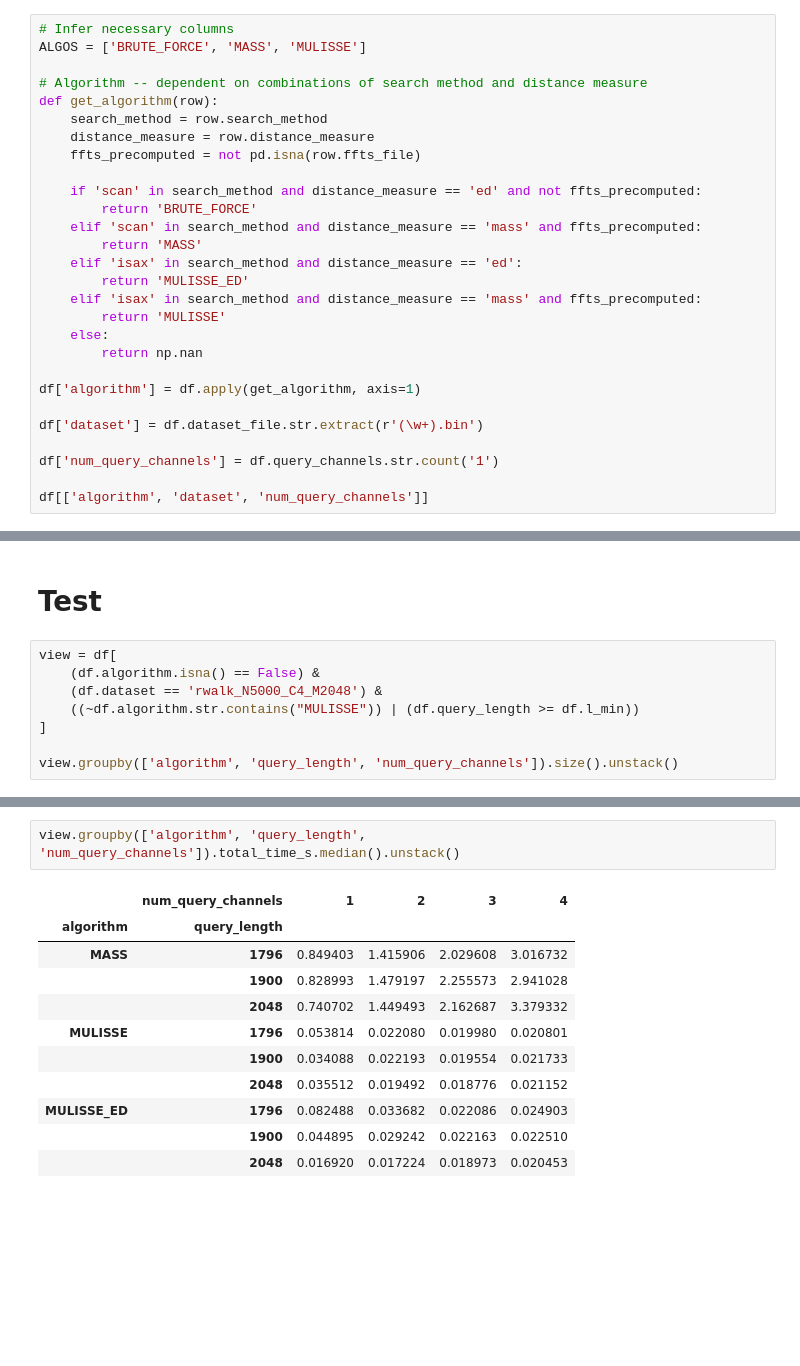
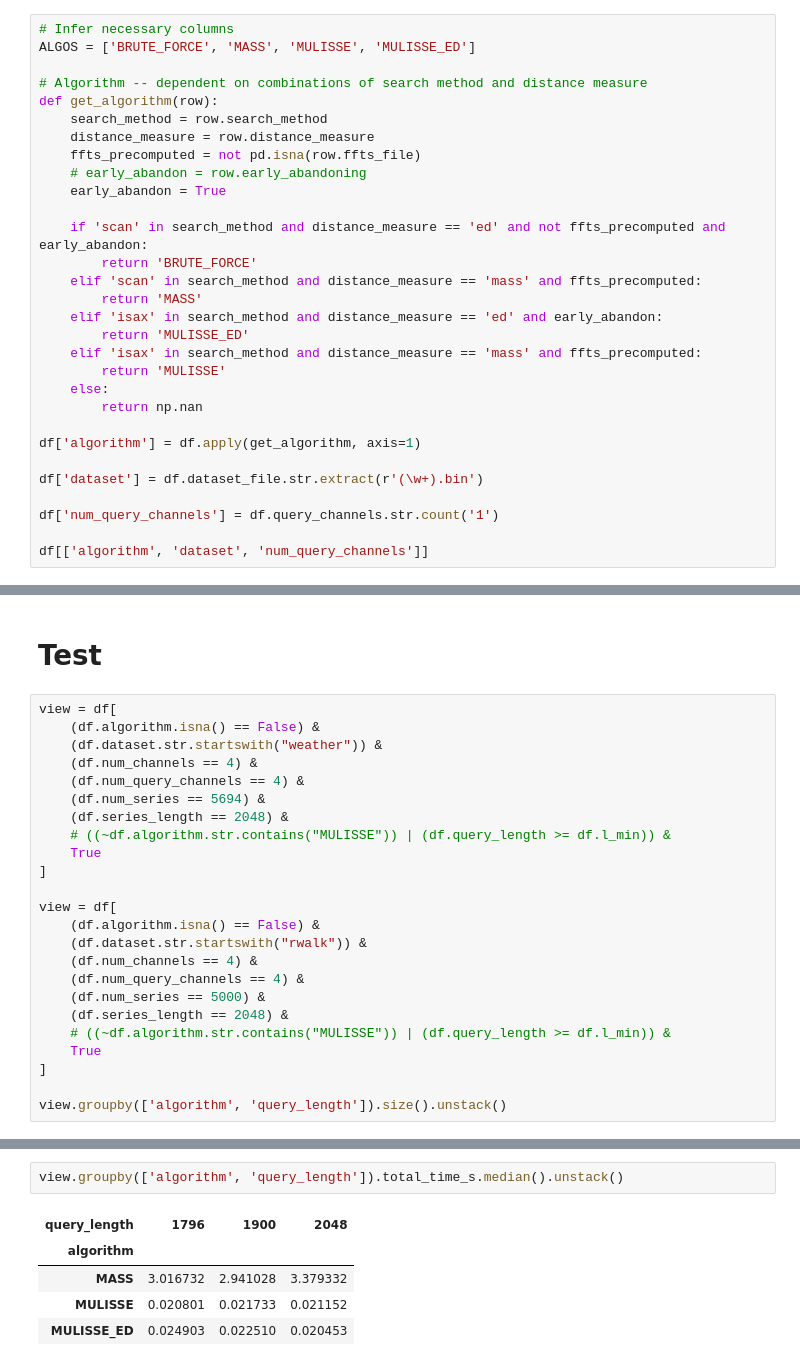
Before and after one commit to BPelokTUE/MULISSE, a Jupyter notebook: analyze/main.ipynb, the cells around one changed output, grey strips where cells are left out. Drawn from its saved outputs; the diff is of its cells as text; blank space fills up the shorter version.

```diff
--- a/analyze/main.ipynb
+++ b/analyze/main.ipynb
@@ -51,18 +57,20 @@ Index(['id_run', 'settings_id', 'query_id', 'query_length', 'query_channels',
 # %%
 # Infer necessary columns
-ALGOS = ['BRUTE_FORCE', 'MASS', 'MULISSE']
+ALGOS = ['BRUTE_FORCE', 'MASS', 'MULISSE', 'MULISSE_ED']
 
 # Algorithm -- dependent on combinations of search method and distance measure
 def get_algorithm(row):
     search_method = row.search_method
     distance_measure = row.distance_measure
     ffts_precomputed = not pd.isna(row.ffts_file)
+    # early_abandon = row.early_abandoning
+    early_abandon = True
 
-    if 'scan' in search_method and distance_measure == 'ed' and not ffts_precomputed:
+    if 'scan' in search_method and distance_measure == 'ed' and not ffts_precomputed and early_abandon:
         return 'BRUTE_FORCE'
     elif 'scan' in search_method and distance_measure == 'mass' and ffts_precomputed:
         return 'MASS'
-    elif 'isax' in search_method and distance_measure == 'ed':
+    elif 'isax' in search_method and distance_measure == 'ed' and early_abandon:
         return 'MULISSE_ED'
     elif 'isax' in search_method and distance_measure == 'mass' and ffts_precomputed:
         return 'MULISSE'
@@ -95,9 +103,25 @@ df[['algorithm', 'dataset', 'num_query_channels']]
 # %%
 view = df[
     (df.algorithm.isna() == False) &
-    (df.dataset == 'rwalk_N5000_C4_M2048') &
-    ((~df.algorithm.str.contains("MULISSE")) | (df.query_length >= df.l_min))
+    (df.dataset.str.startswith("weather")) &
+    (df.num_channels == 4) &
+    (df.num_query_channels == 4) &
+    (df.num_series == 5694) &
+    (df.series_length == 2048) &
+    # ((~df.algorithm.str.contains("MULISSE")) | (df.query_length >= df.l_min)) &
+    True
 ]
 
-view.groupby(['algorithm', 'query_length', 'num_query_channels']).size().unstack()
+view = df[
+    (df.algorithm.isna() == False) &
+    (df.dataset.str.startswith("rwalk")) &
+    (df.num_channels == 4) &
+    (df.num_query_channels == 4) &
+    (df.num_series == 5000) &
+    (df.series_length == 2048) &
+    # ((~df.algorithm.str.contains("MULISSE")) | (df.query_length >= df.l_min)) &
+    True
+]
+
+view.groupby(['algorithm', 'query_length']).size().unstack()
 # %% [output]
@@ -115,17 +133,11 @@ view.groupby(['algorithm', 'query_length', 'num_query_channels']).size().unstack
 # %%
-view.groupby(['algorithm', 'query_length', 'num_query_channels']).total_time_s.median().unstack()
+view.groupby(['algorithm', 'query_length']).total_time_s.median().unstack()
 # %% [output]
-|  | num_query_channels | 1 | 2 | 3 | 4 |
-| algorithm | query_length |  |  |  |  |
-| MASS | 1796 | 0.849403 | 1.415906 | 2.029608 | 3.016732 |
-|  | 1900 | 0.828993 | 1.479197 | 2.255573 | 2.941028 |
-|  | 2048 | 0.740702 | 1.449493 | 2.162687 | 3.379332 |
-| MULISSE | 1796 | 0.053814 | 0.022080 | 0.019980 | 0.020801 |
-|  | 1900 | 0.034088 | 0.022193 | 0.019554 | 0.021733 |
-|  | 2048 | 0.035512 | 0.019492 | 0.018776 | 0.021152 |
-| MULISSE_ED | 1796 | 0.082488 | 0.033682 | 0.022086 | 0.024903 |
-|  | 1900 | 0.044895 | 0.029242 | 0.022163 | 0.022510 |
-|  | 2048 | 0.016920 | 0.017224 | 0.018973 | 0.020453 |
+| query_length | 1796 | 1900 | 2048 |
+| algorithm |  |  |  |
+| MASS | 3.016732 | 2.941028 | 3.379332 |
+| MULISSE | 0.020801 | 0.021733 | 0.021152 |
+| MULISSE_ED | 0.024903 | 0.022510 | 0.020453 |
 # %%
 fig, ax = plt.subplots(figsize=(10, 6))
 
```
Also changed, not shown: parts of 5 cells of this notebook, 1 other file.
